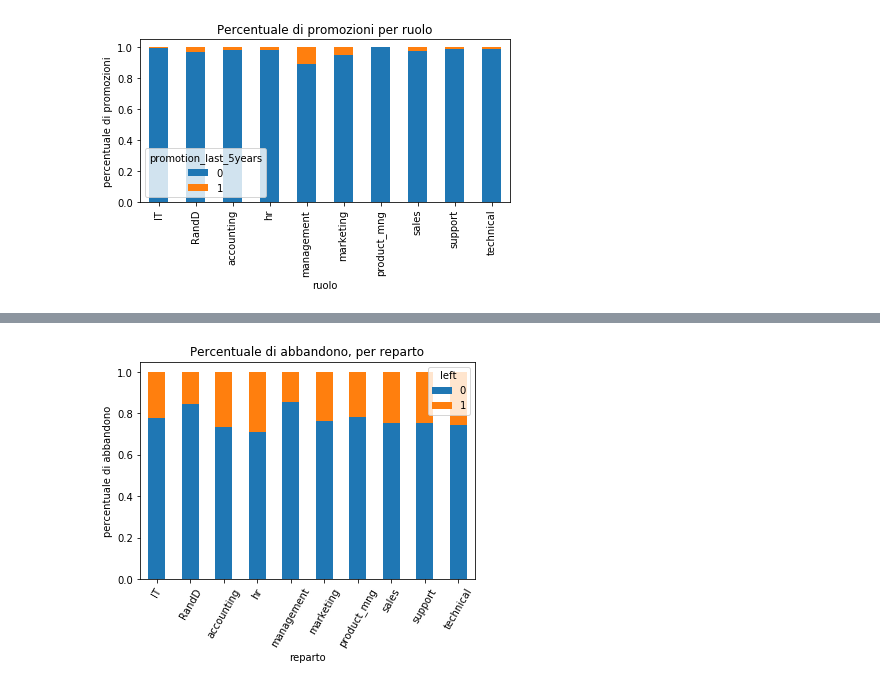
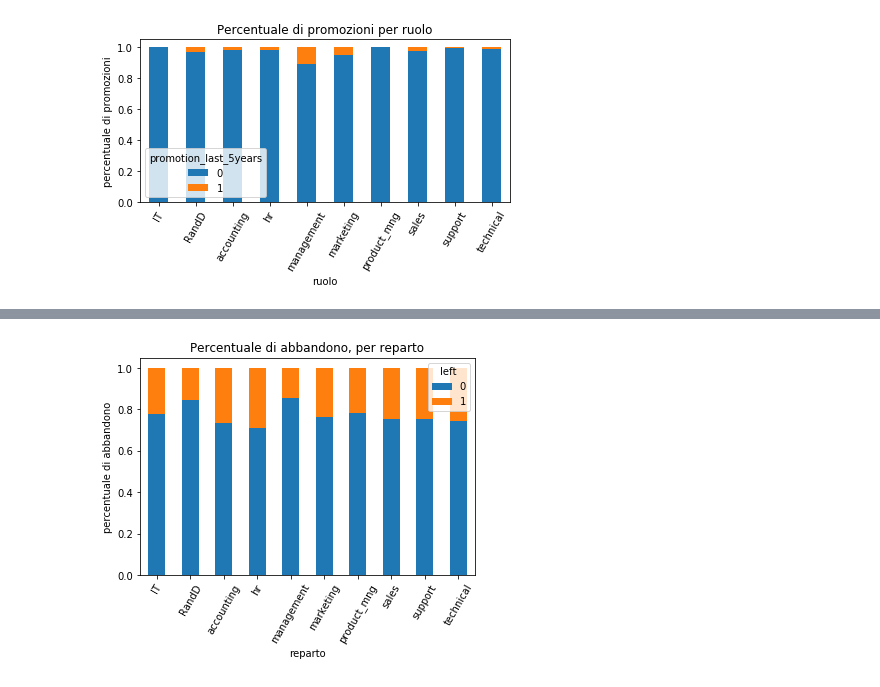
Before and after one commit to noobcode/Data-Mining, a Jupyter notebook: More on data understanding/human_resources_data_understanding.ipynb, the cells around one changed output, grey strips where cells are left out. Drawn from its saved outputs; the diff is of its cells as text; code cells hidden in the pictures.

```diff
--- a/More on data understanding/human_resources_data_understanding.ipynb
+++ b/More on data understanding/human_resources_data_understanding.ipynb
@@ -14,16 +14,17 @@ df = pd.read_csv("../data/HR_comma_sep.csv")
 # %%
 # Per ogni ruolo, conta la percentuale di promossi e non promossi
 prom_by_role = pd.crosstab(df['sales'], df['promotion_last_5years'])
 
 # Normalizza nell'intervallo [0,1] il numero di promossi / non promossi
 prom_by_role_pct = \
     prom_by_role.div(prom_by_role.sum(1).astype(float), axis=0)
 
 prom_by_role_pct.plot(kind='bar', stacked=True)
 plt.title('Percentuale di promozioni per ruolo')
 plt.xlabel('ruolo')
 plt.ylabel('percentuale di promozioni')
 plt.tight_layout()
+plt.xticks(rotation=60)
 plt.savefig('images/promotion_by_role')
 # %% [output]
-[figure, old version]
+[figure, new version]
```
Also changed, not shown: parts of 4 cells of this notebook.
